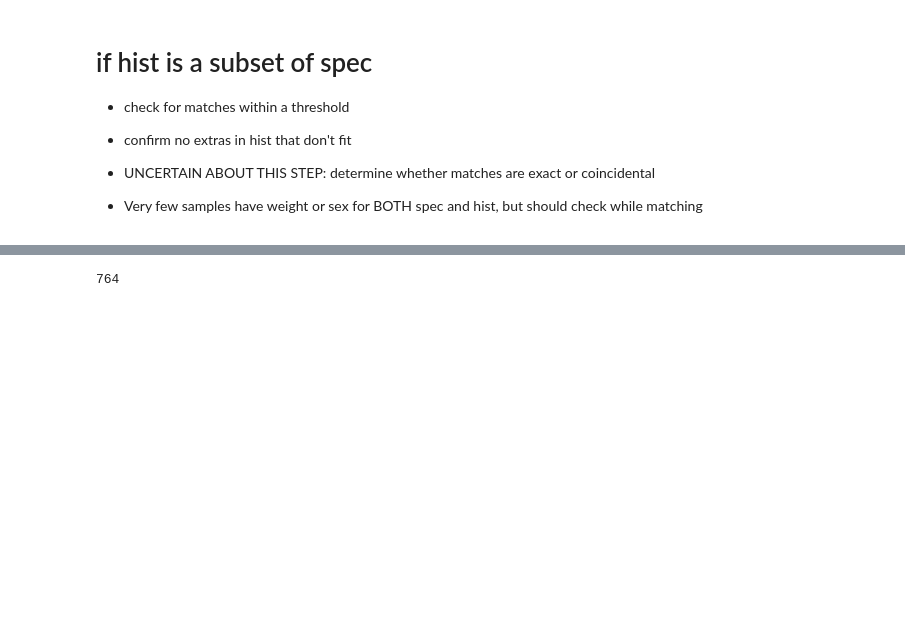
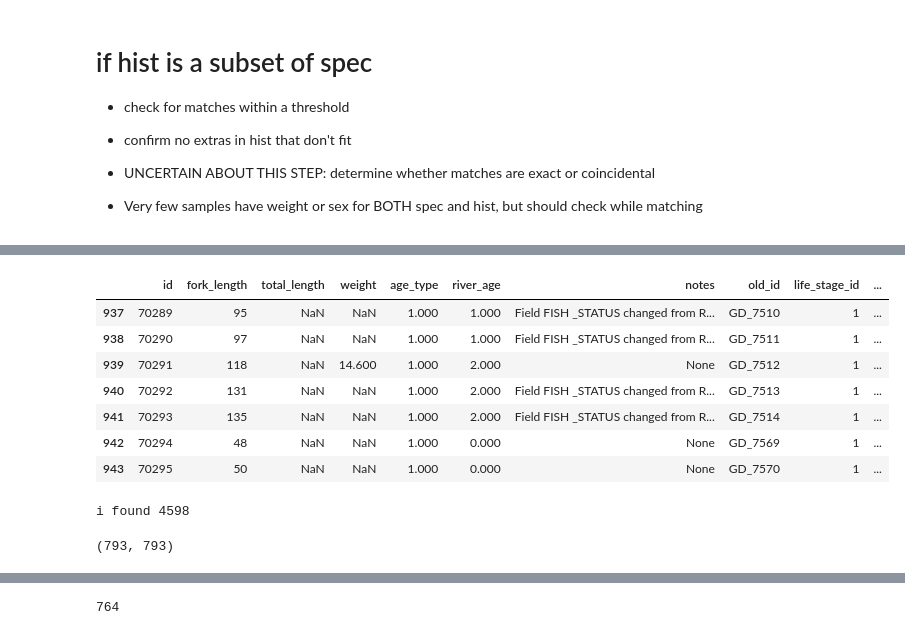
Before and after one commit to dfo-gulf-science/TrapNet-EDA, a Jupyter notebook: Trapnet Historical Data.ipynb, the cells around one changed output, grey strips where cells are left out. Saved outputs shown, nothing was run; the diff lists cells and outputs as text; code cells hidden in the pictures; blank space fills up the shorter version.

```diff
--- a/Trapnet Historical Data.ipynb
+++ b/Trapnet Historical Data.ipynb
@@ -688,3 +786,36 @@ pd.DataFrame(potential_fish_matches).head()
+# %%
+# row 939 (4599) is problematic
+df_hist.loc[937:943]
+# %% [output]
+|  | id | fork_length | total_length | weight | age_type | river_age | notes | old_id | life_stage_id | ... |
+| 937 | 70289 | 95 | NaN | NaN | 1.000 | 1.000 | Field FISH _STATUS changed from R... | GD_7510 | 1 | ... |
+| 938 | 70290 | 97 | NaN | NaN | 1.000 | 1.000 | Field FISH _STATUS changed from R... | GD_7511 | 1 | ... |
+| 939 | 70291 | 118 | NaN | 14.600 | 1.000 | 2.000 | None | GD_7512 | 1 | ... |
+| 940 | 70292 | 131 | NaN | NaN | 1.000 | 2.000 | Field FISH _STATUS changed from R... | GD_7513 | 1 | ... |
+| 941 | 70293 | 135 | NaN | NaN | 1.000 | 2.000 | Field FISH _STATUS changed from R... | GD_7514 | 1 | ... |
+| 942 | 70294 | 48 | NaN | NaN | 1.000 | 0.000 | None | GD_7569 | 1 | ... |
+| 943 | 70295 | 50 | NaN | NaN | 1.000 | 0.000 | None | GD_7570 | 1 | ... |
+# %%
+# sort then iterate
+
+current_id = 0
+id_count = 0
+checkthis = []
+
+for i, row in df_hist.sort_values(['sample_id', 'id']).iterrows():
+    if row.sample_id != current_id:
+        if row.sample_id == 4598:
+            print('i found 4598')
+        id_count += 1
+        current_id = row.sample_id
+        if current_id in checkthis:
+            print(current_id)
+        checkthis += [current_id]
+
+id_count, df_hist.sample_id.nunique()
+# %% [output]
+i found 4598
+(793, 793)
 # %%
 %%time
 # count potential matches version 2
```
Also changed, not shown: parts of 40 cells of this notebook.
